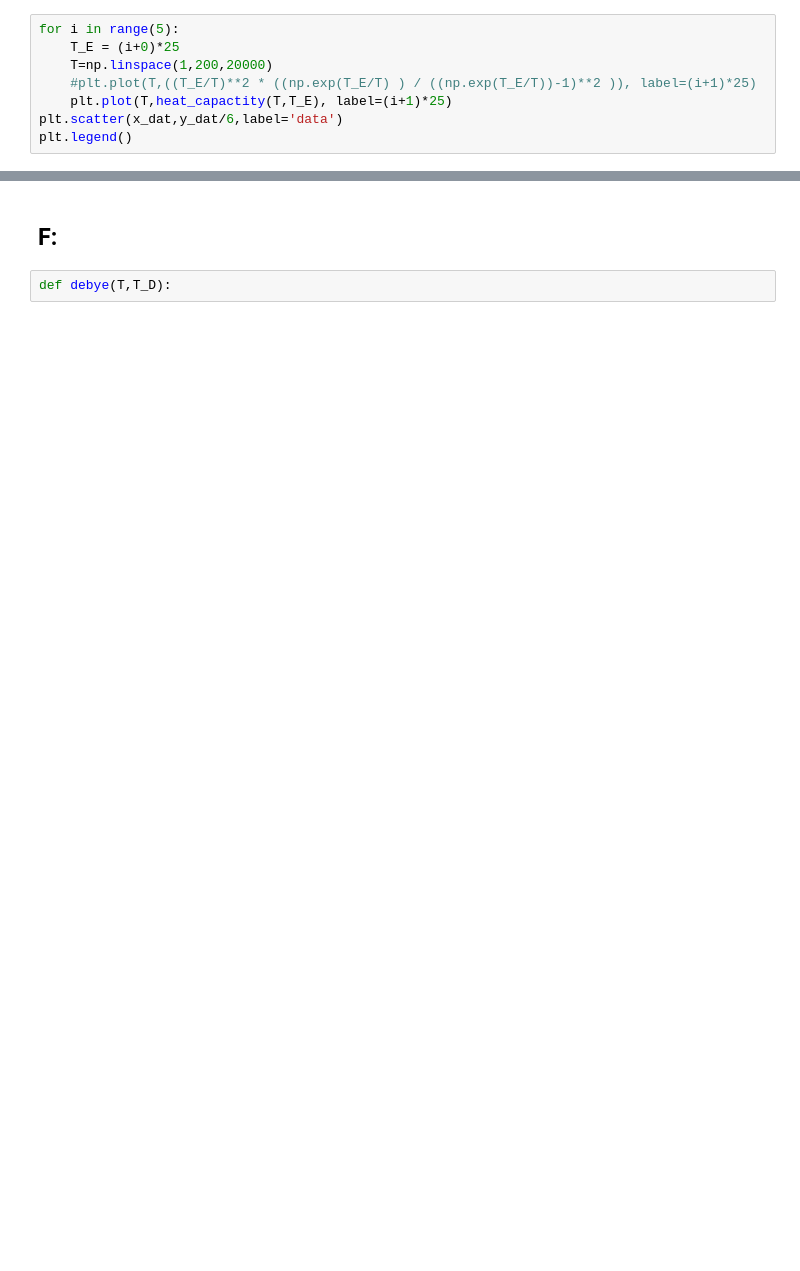
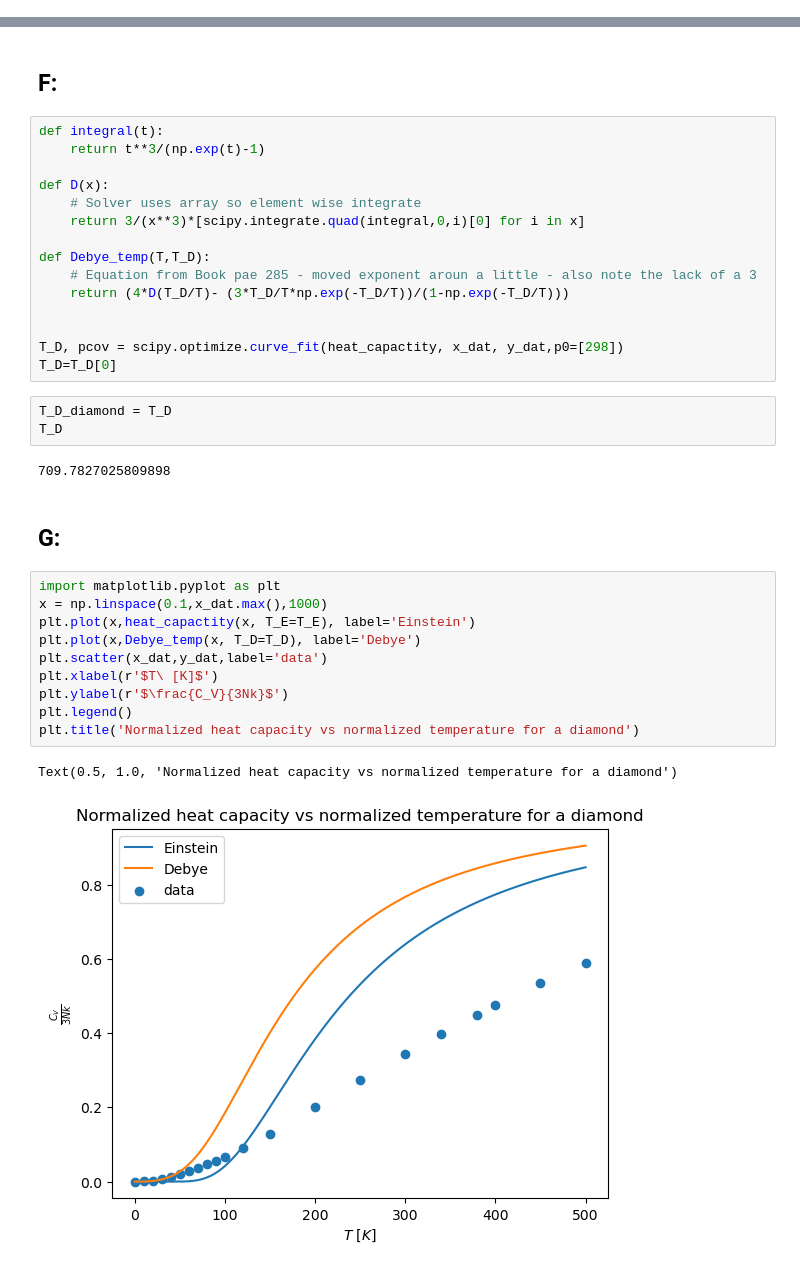
Before and after one commit to Naderschah/Msc_Physics, a Jupyter notebook: Statistial_Mechanics/midterm_assignment.ipynb, the cells around one changed output, grey strips where cells are left out. Saved outputs shown, nothing was run; the diff lists cells and outputs as text; blank space fills up the shorter version.

```diff
--- a/Statistial_Mechanics/midterm_assignment.ipynb
+++ b/Statistial_Mechanics/midterm_assignment.ipynb
@@ -167,8 +197,0 @@ Text(0.5, 1.0, 'Normalized heat capacity vs normalized temperature for a diamond
-# %%
-for i in range(5):
-    T_E = (i+0)*25
-    T=np.linspace(1,200,20000)
-    #plt.plot(T,((T_E/T)**2 * ((np.exp(T_E/T) ) / ((np.exp(T_E/T))-1)**2 )), label=(i+1)*25)
-    plt.plot(T,heat_capactity(T,T_E), label=(i+1)*25)
-plt.scatter(x_dat,y_dat/6,label='data')
-plt.legend()
@@ -189,4 +203,37 @@ array([4.00907850e-02, 2.00453925e+00, 4.00907850e+00, 6.01361775e+00,
 # %% [markdown]
 ## F:
-# %%
-def debye(T,T_D):
+# %%
+def integral(t):
+    return t**3/(np.exp(t)-1)
+
+def D(x):
+    # Solver uses array so element wise integrate
+    return 3/(x**3)*[scipy.integrate.quad(integral,0,i)[0] for i in x]
+
+def Debye_temp(T,T_D):
+    # Equation from Book pae 285 - moved exponent aroun a little - also note the lack of a 3
+    return (4*D(T_D/T)- (3*T_D/T*np.exp(-T_D/T))/(1-np.exp(-T_D/T)))
+
+
+T_D, pcov = scipy.optimize.curve_fit(heat_capactity, x_dat, y_dat,p0=[298])
+T_D=T_D[0]
+# %%
+T_D_diamond = T_D
+T_D
+# %% [output]
+709.7827025809898
+# %% [markdown]
+## G:
+# %%
+import matplotlib.pyplot as plt
+x = np.linspace(0.1,x_dat.max(),1000)
+plt.plot(x,heat_capactity(x, T_E=T_E), label='Einstein')
+plt.plot(x,Debye_temp(x, T_D=T_D), label='Debye')
+plt.scatter(x_dat,y_dat,label='data')
+plt.xlabel(r'$T\ [K]$')
+plt.ylabel(r'$\frac{C_V}{3Nk}$')
+plt.legend()
+plt.title('Normalized heat capacity vs normalized temperature for a diamond')
+# %% [output]
+Text(0.5, 1.0, 'Normalized heat capacity vs normalized temperature for a diamond')
+[figure, added]
```
Also changed, not shown: parts of 17 cells of this notebook.
